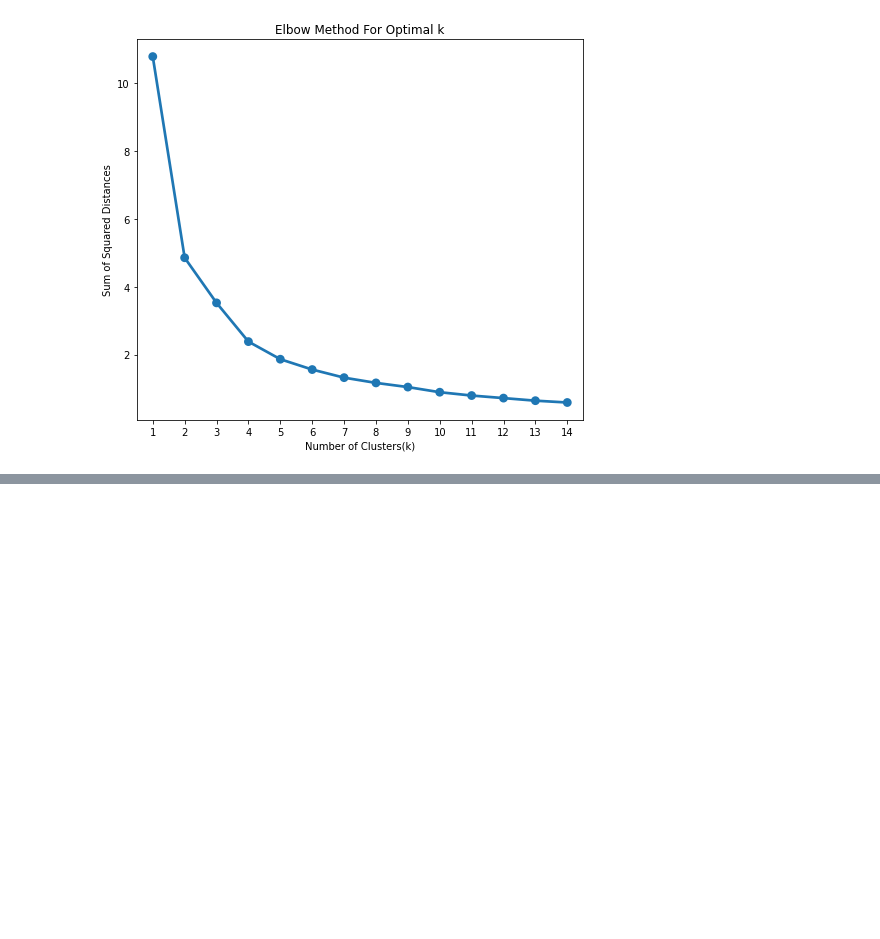
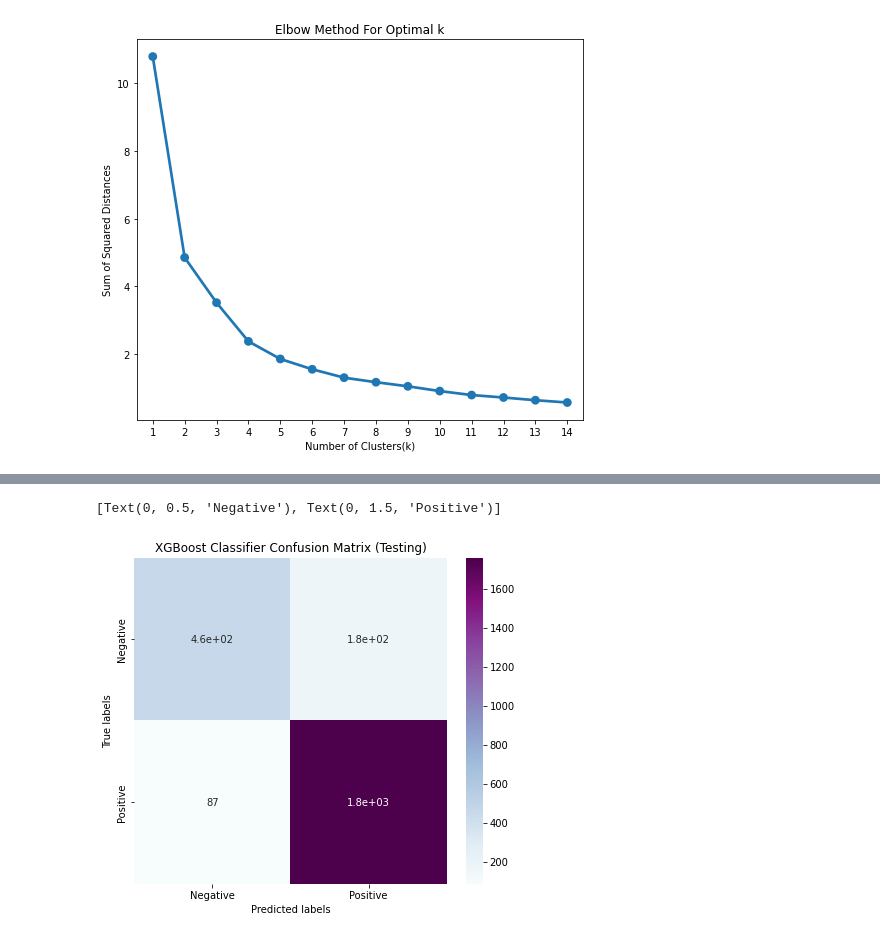
Before and after one commit to Zeeshan2012/ZOMATO-RESTAURANT-CLUSTERING-AND-SENTIMENT-ANALYSIS, a Jupyter notebook: ZOMATO_RESTAURANT_CLUSTERING_AND_SENTIMENT_ANALYSIS.ipynb, the cells around one changed output, grey strips where cells are left out. Saved outputs shown, nothing was run; the diff lists cells and outputs as text; code cells hidden in the pictures; blank space fills up the shorter version.

```diff
--- a/ZOMATO_RESTAURANT_CLUSTERING_AND_SENTIMENT_ANALYSIS.ipynb
+++ b/ZOMATO_RESTAURANT_CLUSTERING_AND_SENTIMENT_ANALYSIS.ipynb
@@ -1354,0 +1663,4 @@ plt.show()
+# %%
+# splitting to independent and dependent variable dataset
+X = df['Review']
+y = df['sentiment']
@@ -1354,0 +1669,4 @@ plt.show()
+# %%
+# spliting the data into train and test
+from sklearn.model_selection import train_test_split
+X_train, X_test, y_train, y_test = train_test_split(X, y, test_size=0.25)
@@ -1354,0 +1862,17 @@ plt.show()
+# %%
+# confusion matrix for testing set
+y_pred_xgb = xgb_cv.predict(X_test)
+cm_test_xgb = confusion_matrix(y_test, y_pred_xgb)
+plt.figure(figsize=(7,6))
+ax = plt.subplot()
+sns.heatmap(cm_test_xgb, annot = True, cmap = 'BuPu', ax = ax)
+
+labels = ['Negative', 'Positive']
+ax.set_xlabel('Predicted labels')
+ax.set_ylabel('True labels')
+ax.set_title('XGBoost Classifier Confusion Matrix (Testing)')
+ax.xaxis.set_ticklabels(labels)
+ax.yaxis.set_ticklabels(labels)
+# %% [output]
+[Text(0, 0.5, 'Negative'), Text(0, 1.5, 'Positive')]
+[figure, added]
```
Also changed, not shown: parts of 101 cells of this notebook.
